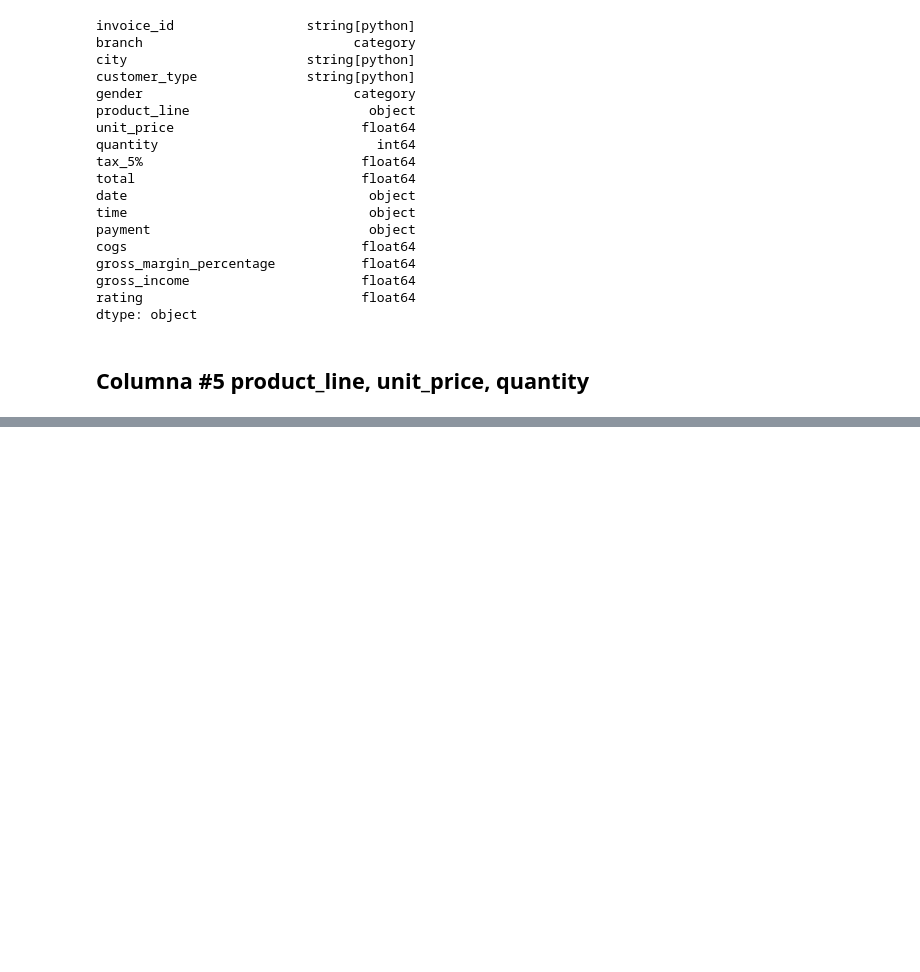
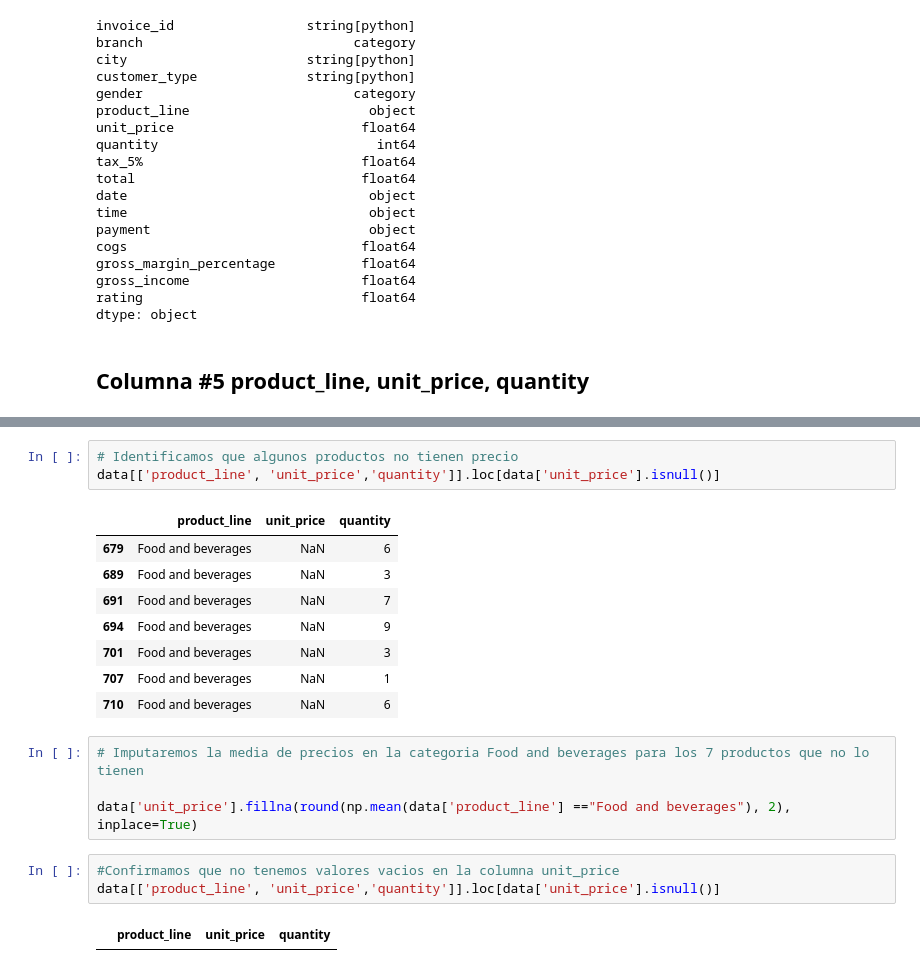
Before and after one commit to 4J-Consulting/FreshMarket-project, a Jupyter notebook: Proceso de limpieza/Verificasion y limpieza fresh-market.ipynb, the cells around one changed output, grey strips where cells are left out. Drawn from its saved outputs; the diff is of its cells as text; blank space fills up the shorter version.

Commit message:
Imputacion de de valores en  columna unit price basado en la media de la categoria Food and beverage

```diff
--- a/Proceso de limpieza/Verificasion y limpieza fresh-market.ipynb
+++ b/Proceso de limpieza/Verificasion y limpieza fresh-market.ipynb
@@ -282,0 +270,21 @@ data
+# %%
+# Identificamos que algunos productos no tienen precio
+data[['product_line', 'unit_price','quantity']].loc[data['unit_price'].isnull()]
+# %% [output]
+|  | product_line | unit_price | quantity |
+| 679 | Food and beverages | NaN | 6 |
+| 689 | Food and beverages | NaN | 3 |
+| 691 | Food and beverages | NaN | 7 |
+| 694 | Food and beverages | NaN | 9 |
+| 701 | Food and beverages | NaN | 3 |
+| 707 | Food and beverages | NaN | 1 |
+| 710 | Food and beverages | NaN | 6 |
+# %%
+# Imputaremos la media de precios en la categoria Food and beverages para los 7 productos que no lo tienen
+
+data['unit_price'].fillna(round(np.mean(data['product_line'] =="Food and beverages"), 2), inplace=True)
+# %%
+#Confirmamos que no tenemos valores vacios en la columna unit_price
+data[['product_line', 'unit_price','quantity']].loc[data['unit_price'].isnull()]
+# %% [output]
+|  | product_line | unit_price | quantity |
```
Also changed, not shown: parts of 4 cells of this notebook.
